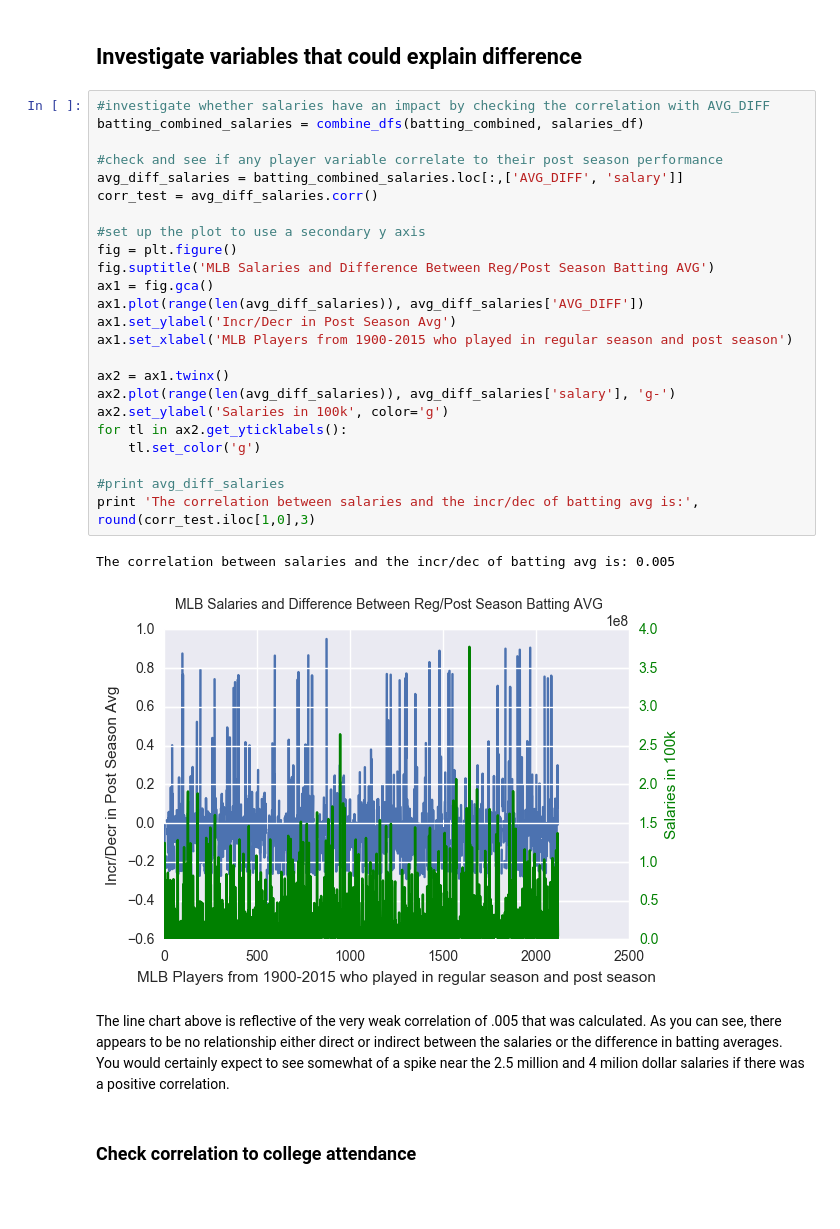
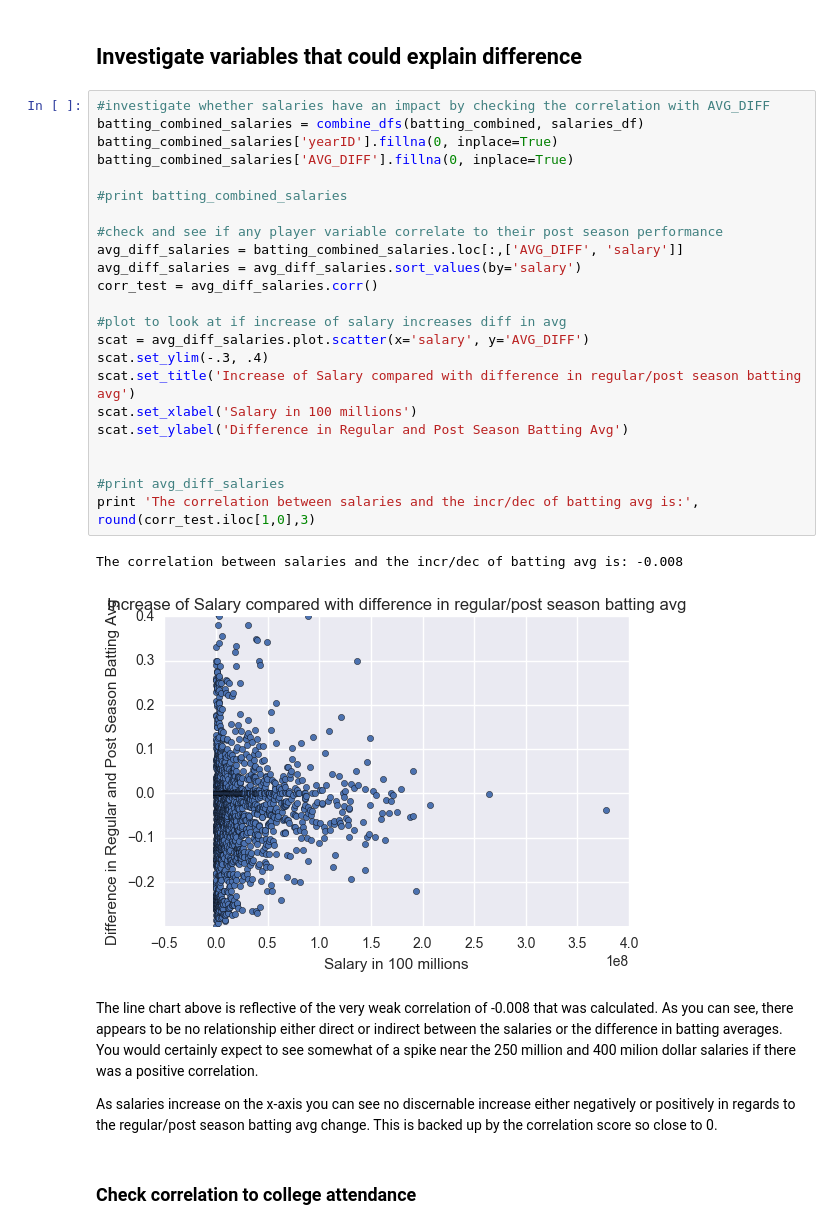
Before and after one commit to bjpreisler/MLB-imported-from-ipynb, a Jupyter notebook: MLB Post Season Analysis.ipynb, the cells around one changed output. Saved outputs shown, nothing was run; the diff lists cells and outputs as text; blank space fills up the shorter version.

```diff
--- a/MLB Post Season Analysis.ipynb
+++ b/MLB Post Season Analysis.ipynb
@@ -205,32 +214,33 @@ A paired t-test was run because the players in each population are the same.  Th
 # %%
 #investigate whether salaries have an impact by checking the correlation with AVG_DIFF
 batting_combined_salaries = combine_dfs(batting_combined, salaries_df)
+batting_combined_salaries['yearID'].fillna(0, inplace=True)
+batting_combined_salaries['AVG_DIFF'].fillna(0, inplace=True)
+
+#print batting_combined_salaries
 
 #check and see if any player variable correlate to their post season performance
 avg_diff_salaries = batting_combined_salaries.loc[:,['AVG_DIFF', 'salary']]
+avg_diff_salaries = avg_diff_salaries.sort_values(by='salary')
 corr_test = avg_diff_salaries.corr()
 
-#set up the plot to use a secondary y axis
-fig = plt.figure()
-fig.suptitle('MLB Salaries and Difference Between Reg/Post Season Batting AVG')
-ax1 = fig.gca()
-ax1.plot(range(len(avg_diff_salaries)), avg_diff_salaries['AVG_DIFF'])
-ax1.set_ylabel('Incr/Decr in Post Season Avg')
-ax1.set_xlabel('MLB Players from 1900-2015 who played in regular season and post season')
+#plot to look at if increase of salary increases diff in avg
+scat = avg_diff_salaries.plot.scatter(x='salary', y='AVG_DIFF')
+scat.set_ylim(-.3, .4)
+scat.set_title('Increase of Salary compared with difference in regular/post season batting avg')
+scat.set_xlabel('Salary in 100 millions')
+scat.set_ylabel('Difference in Regular and Post Season Batting Avg')
 
-ax2 = ax1.twinx()
-ax2.plot(range(len(avg_diff_salaries)), avg_diff_salaries['salary'], 'g-')
-ax2.set_ylabel('Salaries in 100k', color='g')
-for tl in ax2.get_yticklabels():
-    tl.set_color('g')
 
 #print avg_diff_salaries
 print 'The correlation between salaries and the incr/dec of batting avg is:', round(corr_test.iloc[1,0],3)
 # %% [output]
-The correlation between salaries and the incr/dec of batting avg is: 0.005
+The correlation between salaries and the incr/dec of batting avg is: -0.008
-[figure, old version]
+[figure, new version]
 # %% [markdown]
-The line chart above is reflective of the very weak correlation of .005 that was calculated.  As you can see, there appears to be no relationship either direct or indirect between the salaries or the difference in batting averages.  You would certainly expect to see somewhat of a spike near the 2.5 million and 4 milion dollar salaries if there was a positive correlation.
+The line chart above is reflective of the very weak correlation of -0.008 that was calculated.  As you can see, there appears to be no relationship either direct or indirect between the salaries or the difference in batting averages.  You would certainly expect to see somewhat of a spike near the 250 million and 400 milion dollar salaries if there was a positive correlation.
+
+As salaries increase on the x-axis you can see no discernable increase either negatively or positively in regards to the regular/post season batting avg change.  This is backed up by the correlation score so close to 0.
 # %% [markdown]
 ### Check correlation to college attendance
 # %%
```
Also changed, not shown: parts of 4 cells of this notebook.
